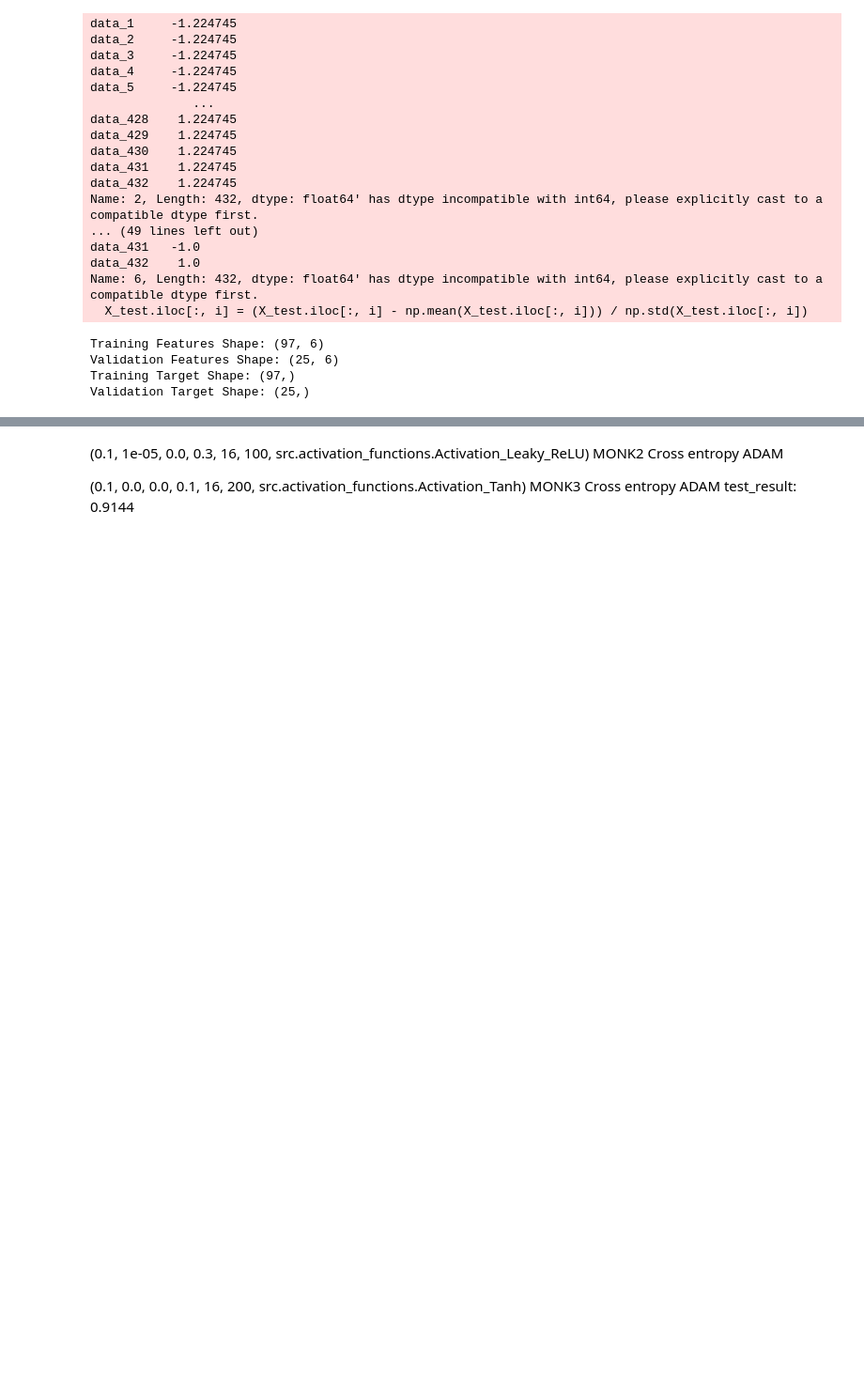
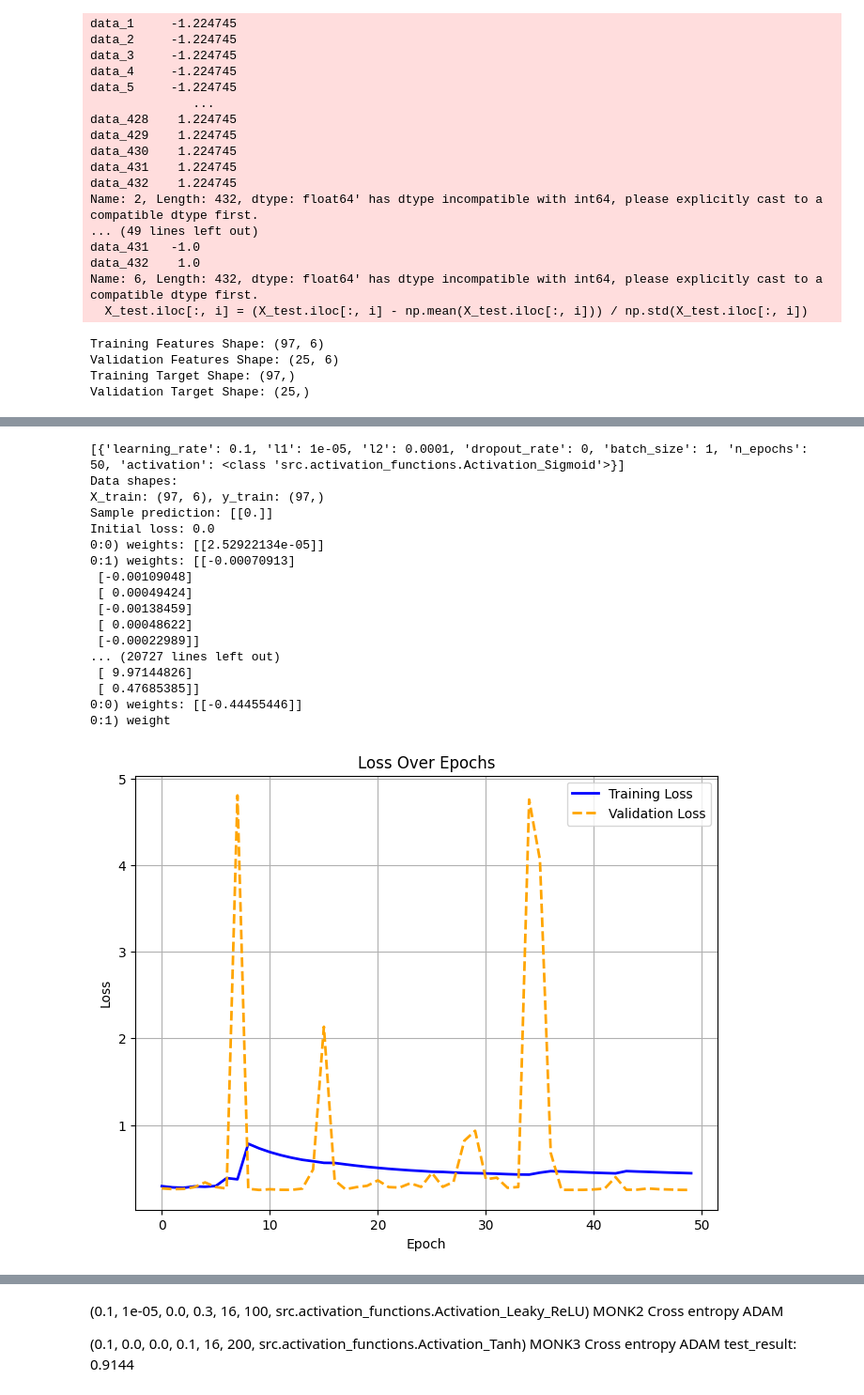
Before and after one commit to Mostafa772/ML_project, a Jupyter notebook: baseline.ipynb, the cells around one changed output, grey strips where cells are left out. Shown at 94% size. Saved outputs shown, nothing was run; the diff lists cells and outputs as text; code cells hidden in the pictures; blank space fills up the shorter version.

Commit message:
classes and functions extracted from notebook

```diff
--- a/baseline.ipynb
+++ b/baseline.ipynb
@@ -109,6 +111,9 @@ class Loss:
         sample_losses = self.forward(output, y)
         data_loss = np.mean(sample_losses)
         return data_loss
+
+    def __call__(self, target, prediction):
+        return self.backward(prediction, target)
 
 class Loss_CategoricalCrossentropy(Loss):
     def forward(self, y_pred, y_true):
@@ -183,3 +188,4 @@ class MSE:
     def backward(self, dvalues, y_true):
         samples = len(dvalues)
         self.dinputs = 2 * (dvalues - y_true) / samples
+        return self.dinputs
@@ -293,13 +264,13 @@ def accuracy(target, output):
     predictions = np.round(output.squeeze())
     return np.mean(predictions == target.squeeze()) * 100
 # %%
-def train_and_evaluate(learning_rate, l1, l2, dropout_rate, batch_size, n_epochs, activation):
+def train_and_evaluate(learning_rate: float, l1: float, l2: float, dropout_rate: float, batch_size: int, n_epochs: int, activation: Activation):
     # Initialize components
     model = NN(
         l1=l1,
         l2=l2,
         input_size=6,
-        hidden_sizes=[10],
+        hidden_sizes=[2],
         output_size=1,
         hidden_activations=[activation],
         dropout_rates=[dropout_rate],
@@ -320,7 +291,7 @@ def train_and_evaluate(learning_rate, l1, l2, dropout_rate, batch_size, n_epochs
 
         for X_batch, y_batch in create_batches(X_train, y_train, batch_size):
             # Forward pass
-            model.forward(X_batch, training=True)
+            output = model.forward(X_batch, training=True)
 
             # Calculate loss
             loss = loss_function.forward(model.output, y_batch)
@@ -329,8 +300,7 @@ def train_and_evaluate(learning_rate, l1, l2, dropout_rate, batch_size, n_epochs
             accuracy = np.mean(predictions == y_batch.squeeze())
 
             # Backward pass with shape validation
-            loss_function.backward(model.output, y_batch)
-            dvalues = loss_function.dinputs
+            dvalues = loss_function.backward(model.output, y_batch)
 
             # Verify gradient shape matches output
             assert dvalues.shape == model.output.shape, \
@@ -338,8 +308,7 @@ def train_and_evaluate(learning_rate, l1, l2, dropout_rate, batch_size, n_epochs
 
             # Propagate gradients
             for layer in reversed(model.layers):
-                layer.backward(dvalues)
-                dvalues = layer.dinputs
+                dvalues = layer.backward(dvalues)
 
                 # Ensure numpy arrays
                 if isinstance(dvalues, pd.DataFrame):
@@ -392,11 +361,11 @@ def train_and_evaluate(learning_rate, l1, l2, dropout_rate, batch_size, n_epochs
 
 hyperparameter_grid = {
     'learning_rate': [0.1],
-    'l1': [0.0, 1e-5],
-    'l2': [0.0, 1e-4],
-    'dropout_rate': [0.1,],
+    'l1': [1e-5],
+    'l2': [1e-4],
+    'dropout_rate': [0],
     'batch_size': [1,],
-    'n_epochs': [50, 100],
+    'n_epochs': [50],
     'activation': [Activation_Sigmoid]
 }
 # %%
@@ -411,7 +380,7 @@ for params in product(*hyperparameter_grid.values()):
     # Unpack the hyperparameters
     learning_rate, l1, l2, dropout_rate, batch_size, n_epochs, activation = params
     # Train and evaluate the model
-    val_accuracy = train_and_evaluate(learning_rate, l1, l2, dropout_rate, batch_size, n_epochs, activation)
+    val_accuracy = train_and_evaluate(learning_rate, l1, l2, dropout_rate, batch_size, n_epochs, activation())
     # Update the best hyperparameters if the current model is better
     if val_accuracy[1] > best_performance[1]:
         best_hyperparams.clear()
@@ -588,0 +427,31 @@ TypeError: bad operand type for abs(): 'NoneType'
+# %%
+sets = {
+    "X_train": X_train,
+    "y_train": y_train,
+    "X_val": X_val,
+    "y_val": y_val,
+    "X_test": X_test,
+    "y_test": y_test
+}
+
+trainer = Trainer(sets)
+train_losses, val_losses = trainer.run(best_hyperparams)
+# %% [output]
+[{'learning_rate': 0.1, 'l1': 1e-05, 'l2': 0.0001, 'dropout_rate': 0, 'batch_size': 1, 'n_epochs': 50, 'activation': <class 'src.activation_functions.Activation_Sigmoid'>}]
+Data shapes:
+X_train: (97, 6), y_train: (97,)
+Sample prediction: [[0.]]
+Initial loss: 0.0
+0:0) weights: [[2.52922134e-05]]
+0:1) weights: [[-0.00070913]
+ [-0.00109048]
+ [ 0.00049424]
+ [-0.00138459]
+ [ 0.00048622]
+ [-0.00022989]]
+... (20727 lines left out)
+ [ 9.97144826]
+ [ 0.47685385]]
+0:0) weights: [[-0.44455446]]
+0:1) weight
+[figure, added]
```
Also changed, not shown: parts of 9 cells of this notebook, 7 other files.
